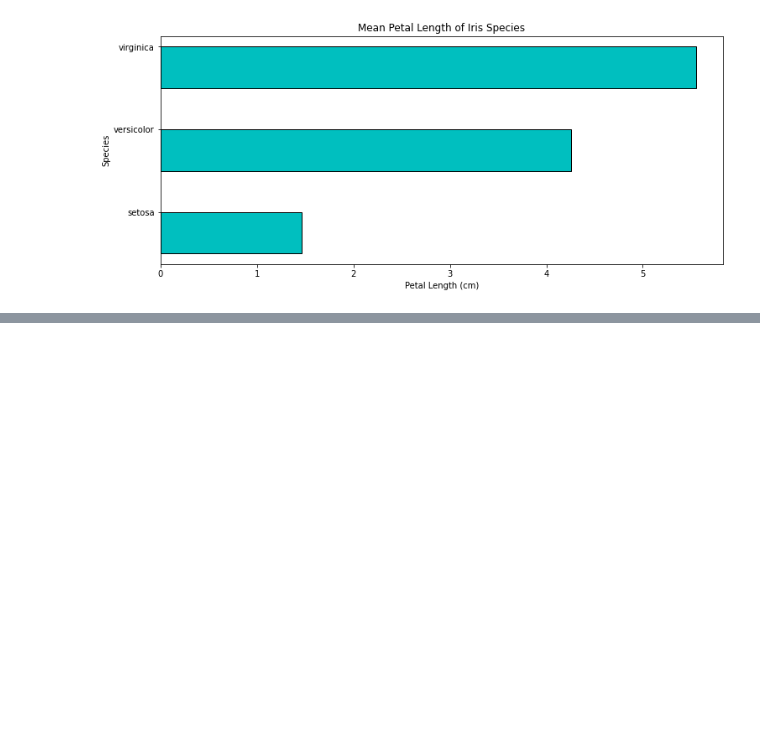
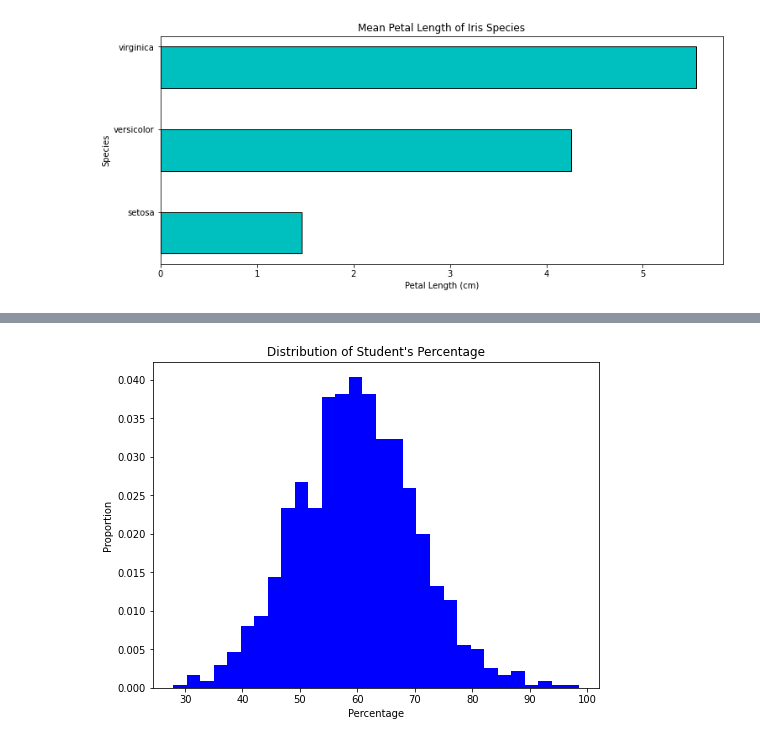
Before and after one commit to vvtrip/ml_manifestations, a Jupyter notebook: 7_tools/9_matplotlib.ipynb, the cells around one changed output, grey strips where cells are left out. Saved outputs shown, nothing was run; the diff lists cells and outputs as text; code cells hidden in the pictures; blank space fills up the shorter version.

```diff
--- a/7_tools/9_matplotlib.ipynb
+++ b/7_tools/9_matplotlib.ipynb
@@ -579,0 +602,20 @@ test_hbarplot_of_iris_petal_length()
+# %%
+# Common Parameters of 'hist'
+
+# color: Sets the color of bars.
+# bins: Sets the number of bins to be used.
+# normed: Sets to True where bins display fraction and not the count.
+
+# You can also create more bins and show bin count as a fraction (as specified in the following example).
+
+import numpy as np
+np.random.seed(100)
+x = 60 + 10*np.random.randn(1000)
+fig = plt.figure(figsize=(8,6))
+ax = fig.add_subplot(111)
+ax.set(title="Distribution of Student's Percentage",
+      ylabel='Proportion', xlabel='Percentage')
+ax.hist(x, color='blue', bins=30, density=True)
+plt.show()
+# %% [output]
+[figure, added]
```
Also changed, not shown: parts of 6 cells of this notebook.
